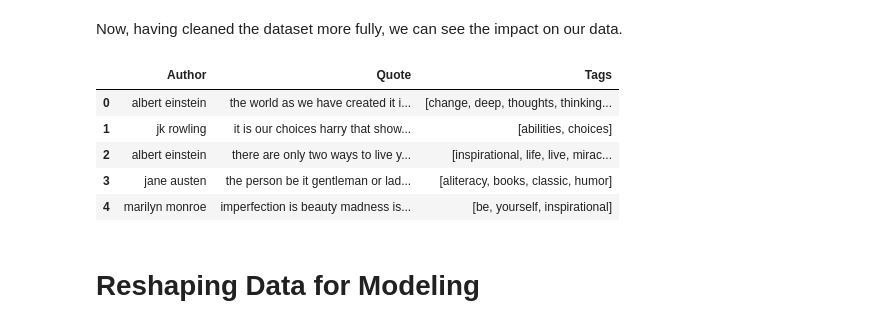
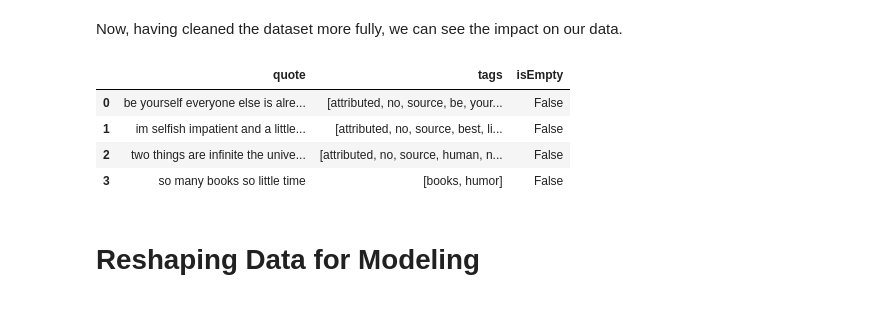
Before and after one commit to gprasad125/lign167_finalproject, a Jupyter notebook: Copy_of_Project_Tester.ipynb, the cells around one changed output. Cells and saved outputs as stored; diff of their text form; code cells hidden in the pictures.

```diff
--- a/Copy_of_Project_Tester.ipynb
+++ b/Copy_of_Project_Tester.ipynb
@@ -127,14 +157,13 @@ df['Tags'] = df['Tags'].apply(tags_cleaning)
 # %% [markdown]
 Now, having cleaned the dataset more fully, we can see the impact on our data.
-# %%
-df.head()
-# %% [output]
-|  | Author | Quote | Tags |
-| 0 | albert einstein | the world as we have created it i... | [change, deep, thoughts, thinking... |
-| 1 | jk rowling | it is our choices harry that show... | [abilities, choices] |
-| 2 | albert einstein | there are only two ways to live y... | [inspirational, life, live, mirac... |
-| 3 | jane austen | the person be it gentleman or lad... | [aliteracy, books, classic, humor] |
-| 4 | marilyn monroe | imperfection is beauty madness is... | [be, yourself, inspirational] |
+# %%
+goodreads.head(4)
+# %% [output]
+|  | quote | tags | isEmpty |
+| 0 | be yourself everyone else is alre... | [attributed, no, source, be, your... | False |
+| 1 | im selfish impatient and a little... | [attributed, no, source, best, li... | False |
+| 2 | two things are infinite the unive... | [attributed, no, source, human, n... | False |
+| 3 | so many books so little time | [books, humor] | False |
 # %% [markdown]
 # Reshaping Data for Modeling
 # %% [markdown]
```
Also changed, not shown: parts of 48 cells of this notebook.
